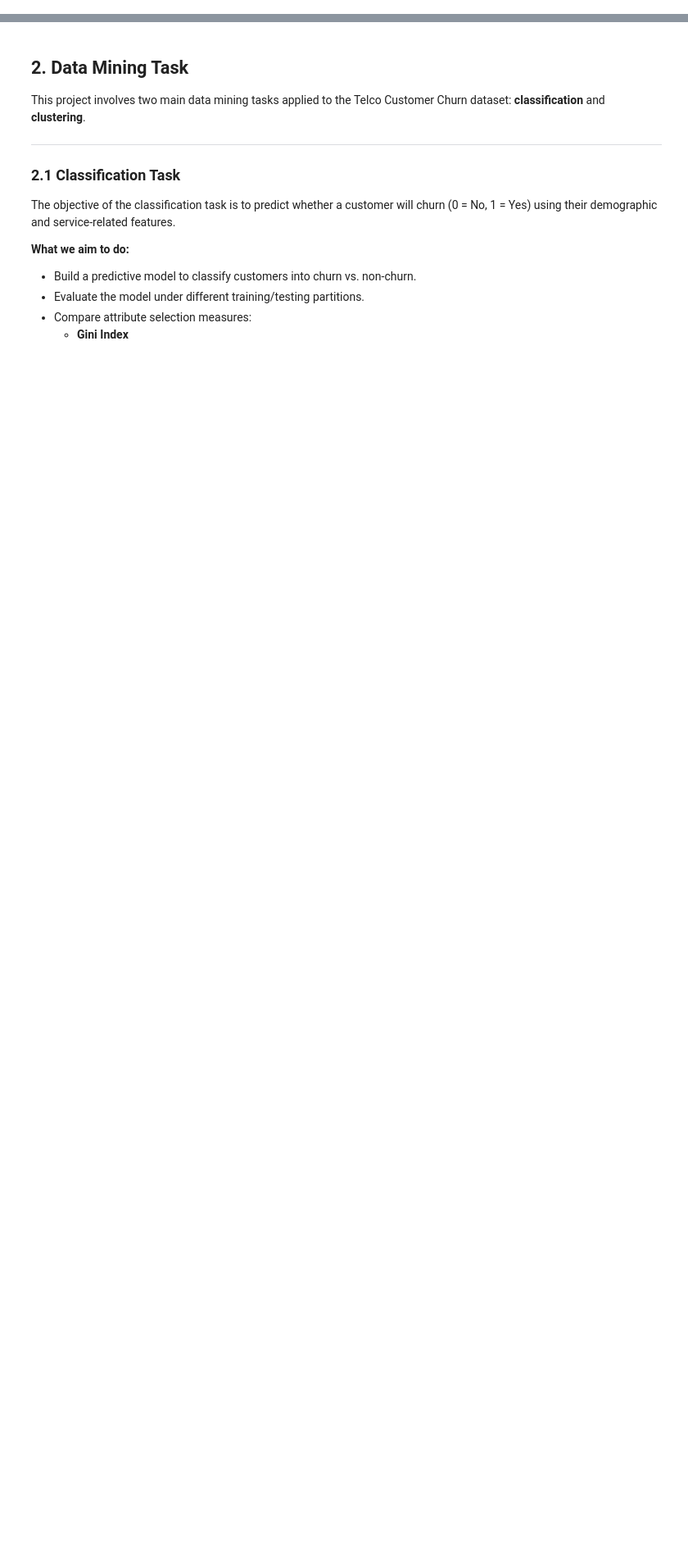
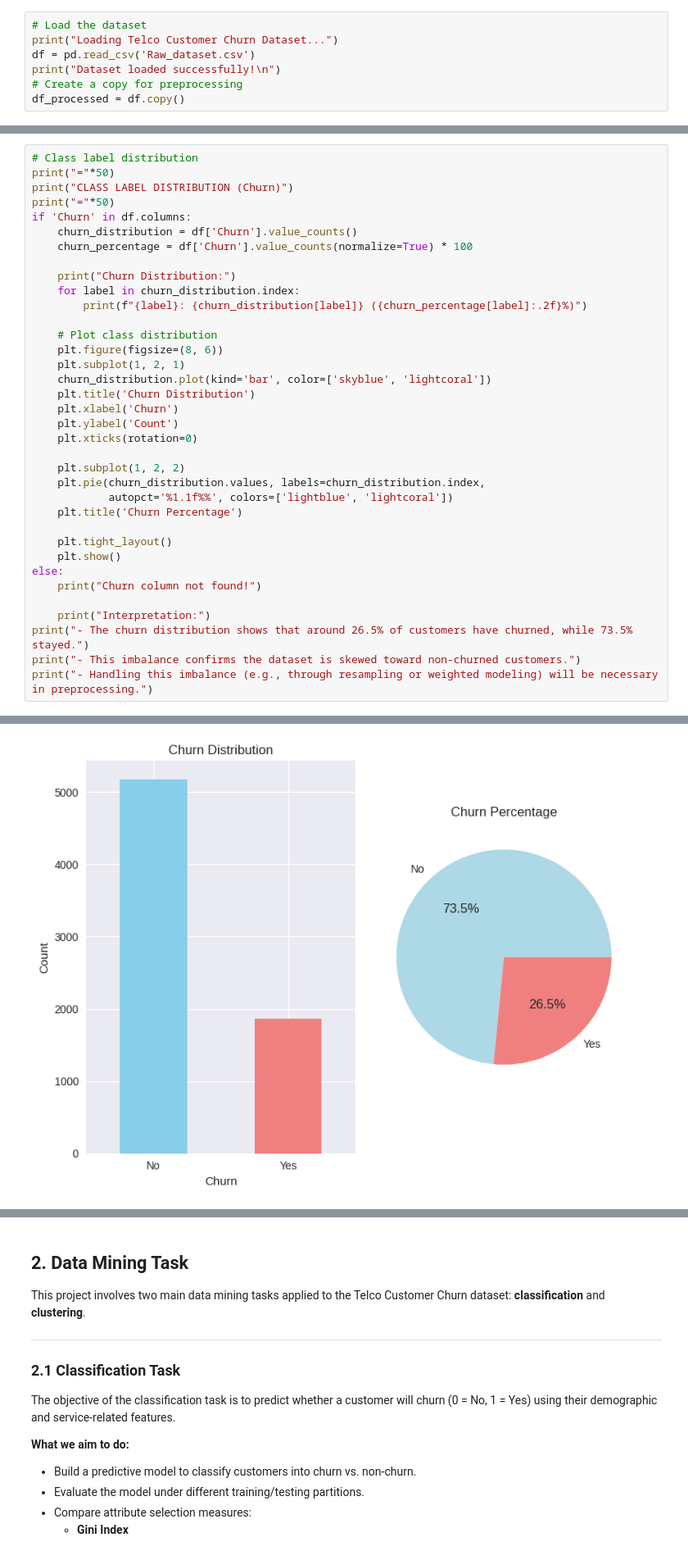
Before and after one commit to najla-alhusaini/it326-telco-churn, a Jupyter notebook: Reports/Phase3.ipynb, the cells around one changed output, grey strips where cells are left out. Shown at 82% size. Cells and saved outputs as stored; diff of their text form; blank space fills up the shorter version.

```diff
--- a/Reports/Phase3.ipynb
+++ b/Reports/Phase3.ipynb
@@ -2,0 +91,7 @@
+# %%
+# Load the dataset
+print("Loading Telco Customer Churn Dataset...")
+df = pd.read_csv('Raw_dataset.csv')
+print("Dataset loaded successfully!\n")
+# Create a copy for preprocessing
+df_processed = df.copy()
@@ -2,0 +239,37 @@
+# %%
+# Class label distribution
+print("="*50)
+print("CLASS LABEL DISTRIBUTION (Churn)")
+print("="*50)
+if 'Churn' in df.columns:
+    churn_distribution = df['Churn'].value_counts()
+    churn_percentage = df['Churn'].value_counts(normalize=True) * 100
+
+    print("Churn Distribution:")
+    for label in churn_distribution.index:
+        print(f"{label}: {churn_distribution[label]} ({churn_percentage[label]:.2f}%)")
+
+    # Plot class distribution
+    plt.figure(figsize=(8, 6))
+    plt.subplot(1, 2, 1)
+    churn_distribution.plot(kind='bar', color=['skyblue', 'lightcoral'])
+    plt.title('Churn Distribution')
+    plt.xlabel('Churn')
+    plt.ylabel('Count')
+    plt.xticks(rotation=0)
+
+    plt.subplot(1, 2, 2)
+    plt.pie(churn_distribution.values, labels=churn_distribution.index,
+            autopct='%1.1f%%', colors=['lightblue', 'lightcoral'])
+    plt.title('Churn Percentage')
+
+    plt.tight_layout()
+    plt.show()
+else:
+    print("Churn column not found!")
+
+    print("Interpretation:")
+print("- The churn distribution shows that around 26.5% of customers have churned, while 73.5% stayed.")
+print("- This imbalance confirms the dataset is skewed toward non-churned customers.")
+print("- Handling this imbalance (e.g., through resampling or weighted modeling) will be necessary in preprocessing.")
+# %% [output]
@@ -2,0 +282 @@
+[figure, added]
```
Also changed, not shown: parts of 52 cells of this notebook.
